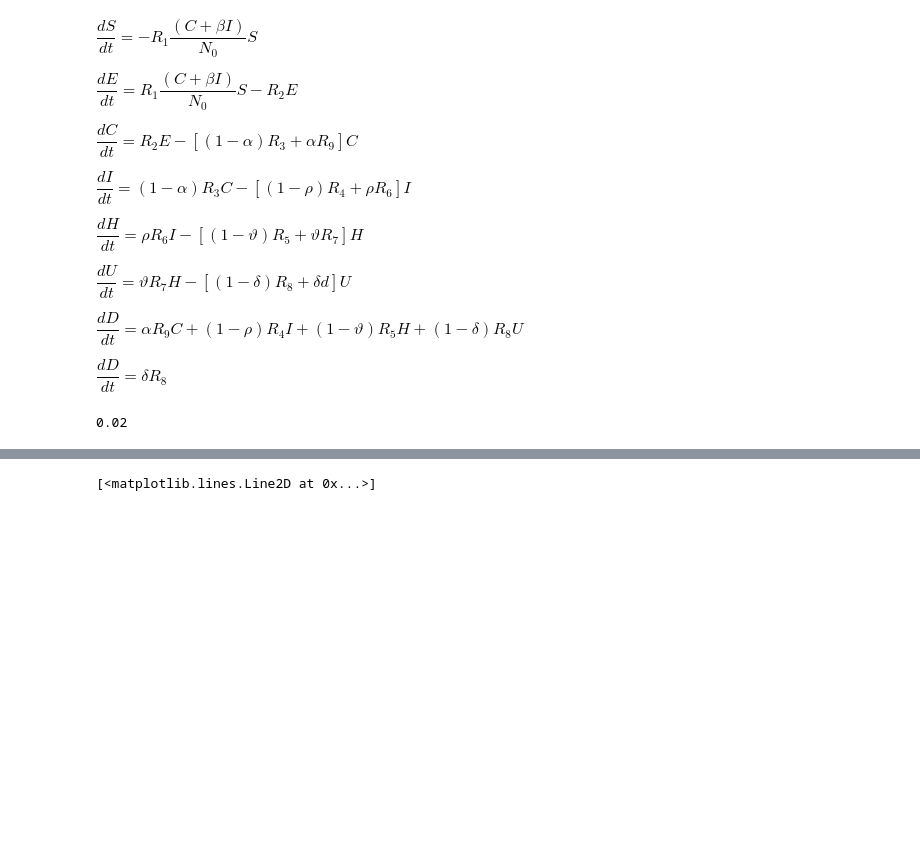
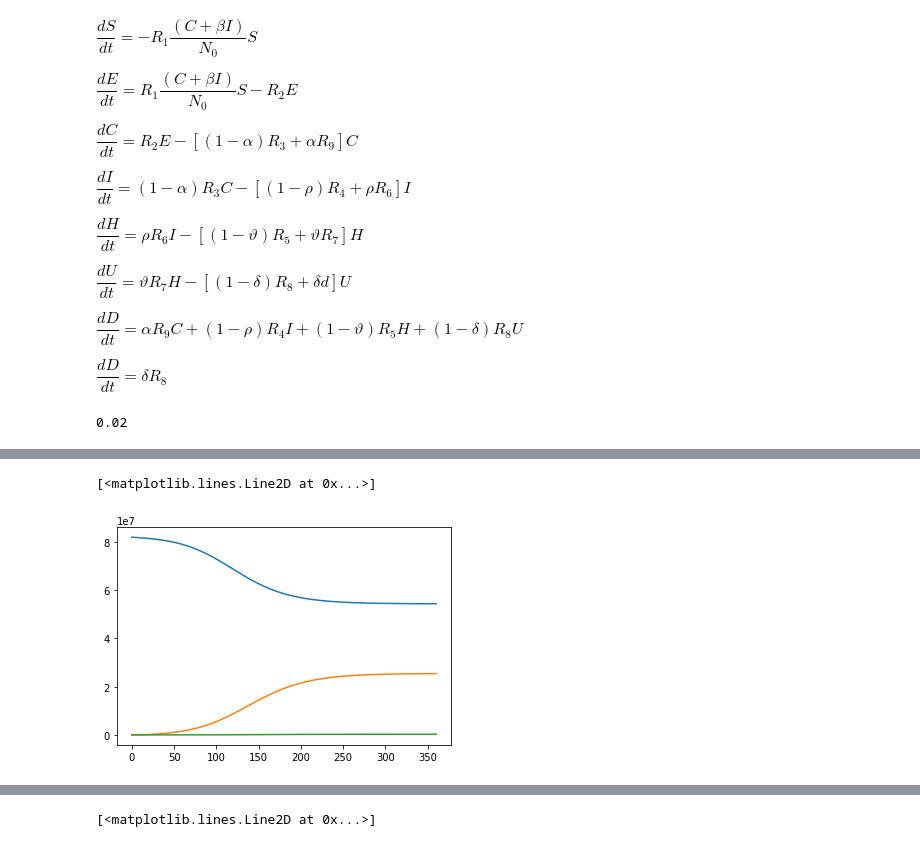
Before and after one commit to ropewe56/corona, a Jupyter notebook: JupyterLab/SEIR/helmholtz.ipynb, the cells around one changed output, grey strips where cells are left out. Cells and saved outputs as stored; diff of their text form; code cells hidden in the pictures; blank space fills up the shorter version.

```diff
--- a/JupyterLab/SEIR/helmholtz.ipynb
+++ b/JupyterLab/SEIR/helmholtz.ipynb
@@ -80,3 +122,10 @@ plt.semilogy(t, y[:,7])
+# %%
+plt.plot(t, y[:,0])
+plt.plot(t, y[:,6])
+plt.plot(t, y[:,7])
+# %% [output]
+[<matplotlib.lines.Line2D at 0x...>]
+[figure, added]
 # %%
 plt.semilogy(t, y[:,1], 'g')
 plt.semilogy(t, y[:,2], 'm')
```
Also changed, not shown: parts of 5 cells of this notebook, 6 other files.
